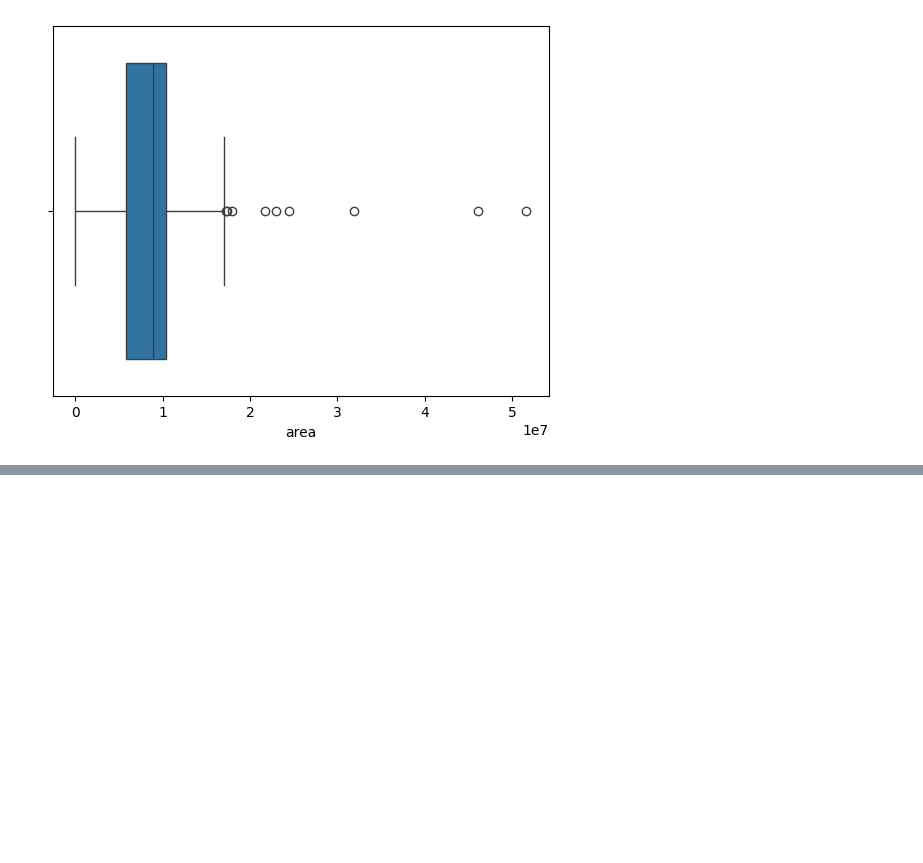
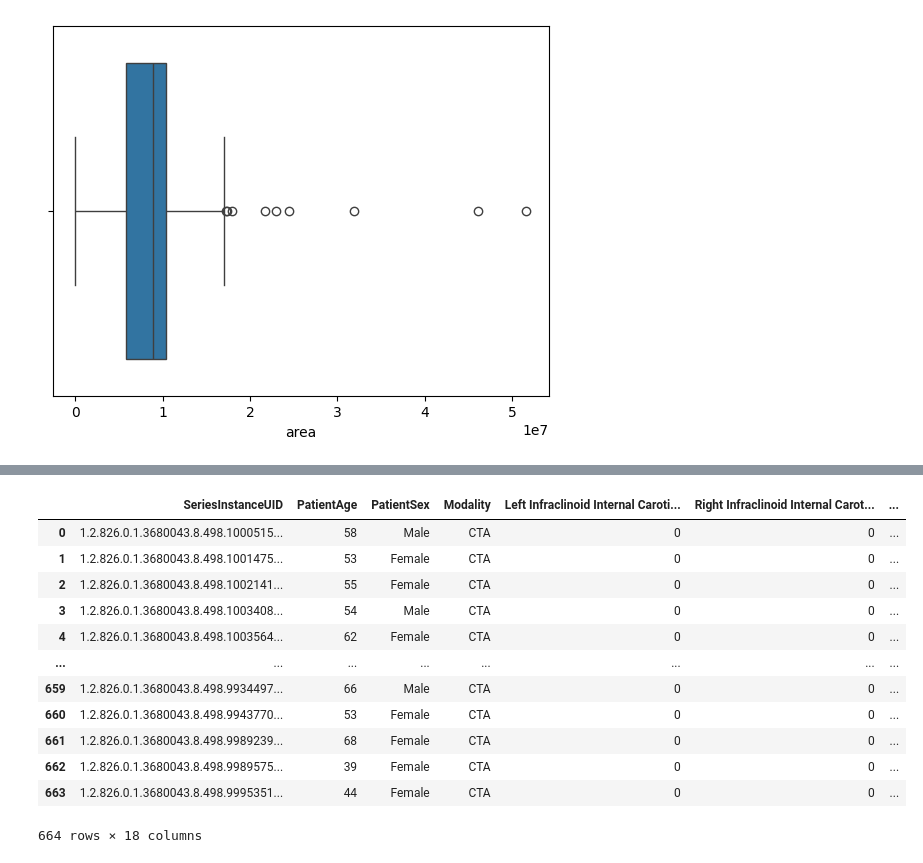
Before and after one commit to BhaveshSolanki32/Aneurysm_detection, a Jupyter notebook: train_data.ipynb, the cells around one changed output, grey strips where cells are left out. Drawn from its saved outputs; the diff is of its cells as text; code cells hidden in the pictures; blank space fills up the shorter version.

```diff
--- a/train_data.ipynb
+++ b/train_data.ipynb
@@ -53,3 +53,5 @@ sns.boxplot(x=df_pre_data_suc['area'])
 # %% [output]
 <Axes: xlabel='area'>
 [figure]
+# %%
+list_of_files = os.listdir(r'processed_data')
@@ -55,0 +82,17 @@ sns.boxplot(x=df_pre_data_suc['area'])
+# %%
+prep_df = prep_df.merge(train_df, how='inner', on='SeriesInstanceUID')
+prep_df
+# %% [output]
+|  | SeriesInstanceUID | PatientAge | PatientSex | Modality | Left Infraclinoid Internal Caroti... | Right Infraclinoid Internal Carot... | ... |
+| 0 | 1.2.826.0.1.3680043.8.498.1000515... | 58 | Male | CTA | 0 | 0 | ... |
+| 1 | 1.2.826.0.1.3680043.8.498.1001475... | 53 | Female | CTA | 0 | 0 | ... |
+| 2 | 1.2.826.0.1.3680043.8.498.1002141... | 55 | Female | CTA | 0 | 0 | ... |
+| 3 | 1.2.826.0.1.3680043.8.498.1003408... | 54 | Male | CTA | 0 | 0 | ... |
+| 4 | 1.2.826.0.1.3680043.8.498.1003564... | 62 | Female | CTA | 0 | 0 | ... |
+| ... | ... | ... | ... | ... | ... | ... | ... |
+| 659 | 1.2.826.0.1.3680043.8.498.9934497... | 66 | Male | CTA | 0 | 0 | ... |
+| 660 | 1.2.826.0.1.3680043.8.498.9943770... | 53 | Female | CTA | 0 | 0 | ... |
+| 661 | 1.2.826.0.1.3680043.8.498.9989239... | 68 | Female | CTA | 0 | 0 | ... |
+| 662 | 1.2.826.0.1.3680043.8.498.9989575... | 39 | Female | CTA | 0 | 0 | ... |
+| 663 | 1.2.826.0.1.3680043.8.498.9995351... | 44 | Female | CTA | 0 | 0 | ... |
+664 rows × 18 columns
```
Also changed, not shown: parts of 12 cells of this notebook, 3 other files.
